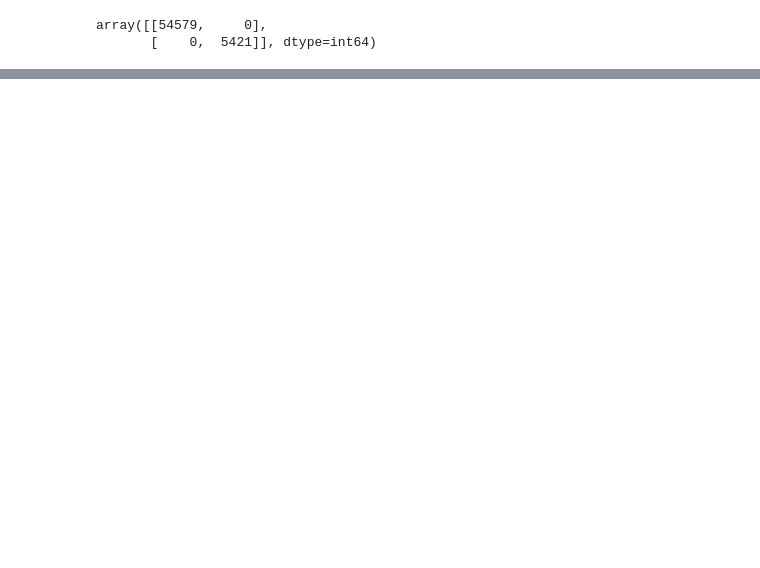
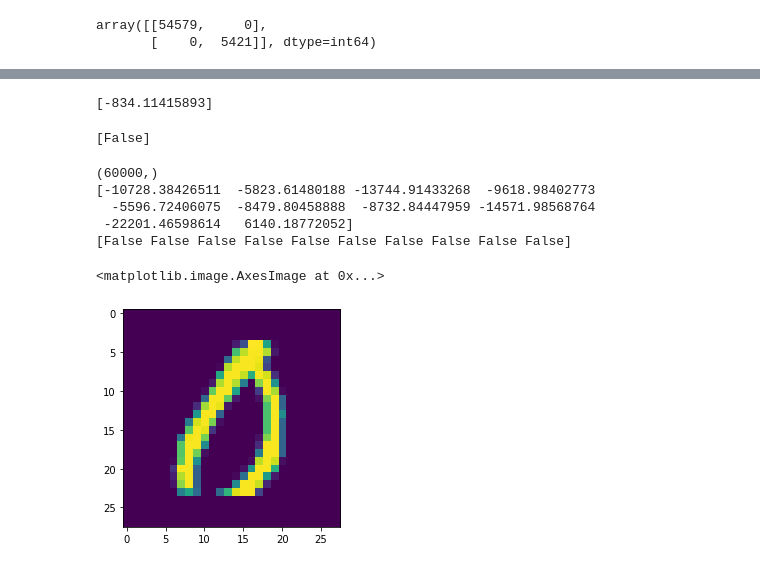
Before and after one commit to fanbyprinciple/hands_on_ml, a Jupyter notebook: chapter_three/mnist_classification.ipynb, the cells around one changed output, grey strips where cells are left out. Cells and saved outputs as stored; diff of their text form; code cells hidden in the pictures; blank space fills up the shorter version.

```diff
--- a/chapter_three/mnist_classification.ipynb
+++ b/chapter_three/mnist_classification.ipynb
@@ -284,0 +286,36 @@ print(f1_score(y_train_5, y_train_pred))
+# %%
+# to set the thresholds of precision and recall - tradeoff
+# we use decision_function() method
+
+y_scores = sgd_clf.decision_function([some_digit])
+print(y_scores)
+# %% [output]
+[-834.11415893]
+# %%
+# for example
+threshold = 0
+y_some_digit_pred = (y_scores > threshold)
+print(y_some_digit_pred)
+
+# Raising thershold decreases recall
+# %% [output]
+[False]
+# %%
+
+y_scores = cross_val_predict(sgd_clf, X_train, y_train_5,cv=3, method="decision_function")
+# %%
+print(y_scores.shape)
+print(y_scores[36000:36000+10])
+print(y_train_5[36000:36000+10])
+# 36002 should be a 5
+possibly_5 = X_train[36002]
+possibly_5_image = possibly_5.reshape(28,28)
+plt.imshow(possibly_5_image)
+# %% [output]
+(60000,)
+[-10728.38426511  -5823.61480188 -13744.91433268  -9618.98402773
+  -5596.72406075  -8479.80458888  -8732.84447959 -14571.98568764
+ -22201.46598614   6140.18772052]
+[False False False False False False False False False False]
+<matplotlib.image.AxesImage at 0x...>
+[figure, added]
```
Also changed, not shown: parts of 21 cells of this notebook, 2 other files.
